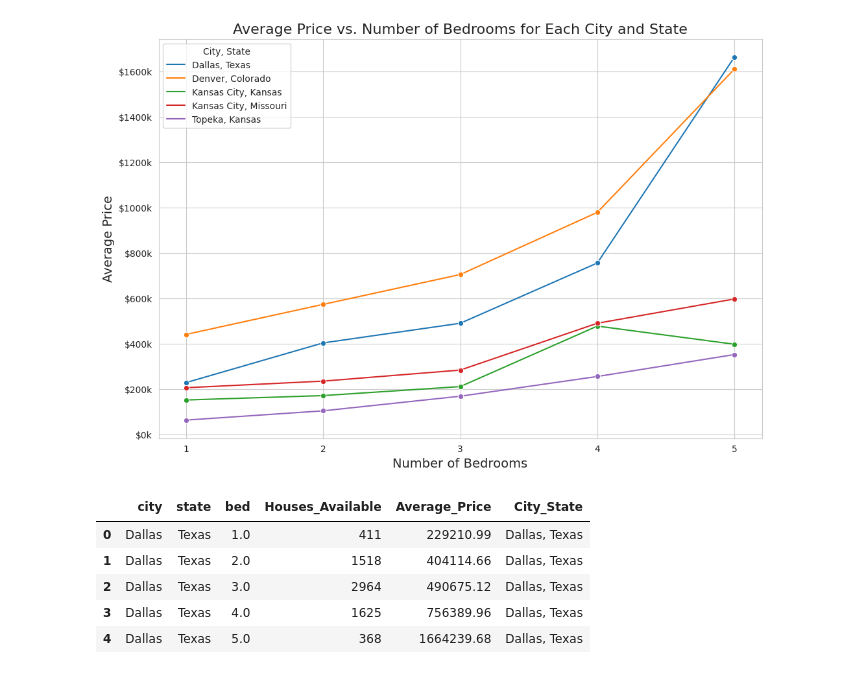
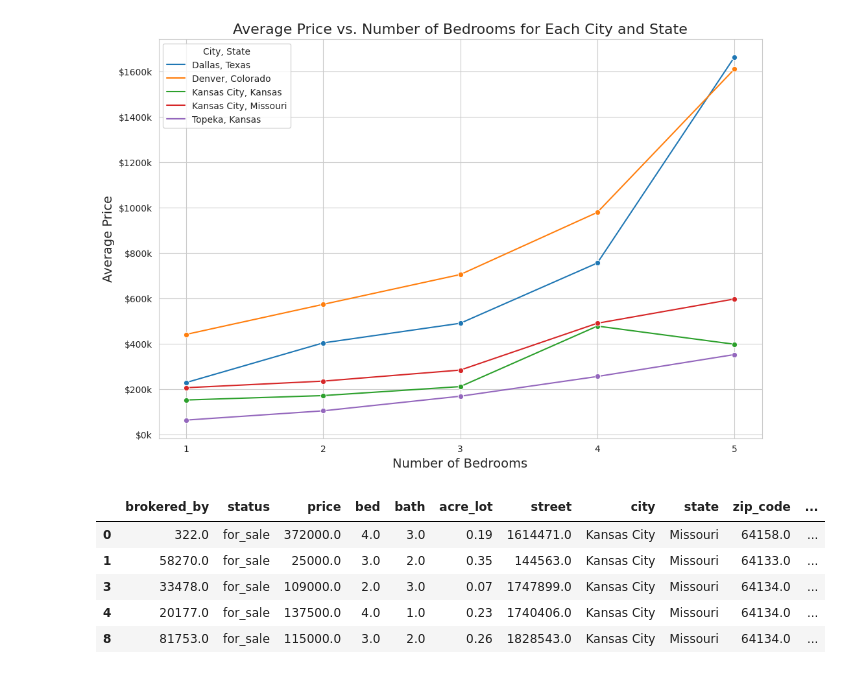
Before and after one commit to gthom73/MLIntegration_project4_group2, a Jupyter notebook: Project_4_ML.ipynb, the cells around one changed output. Drawn from its saved outputs; the diff is of its cells as text; code cells hidden in the pictures.

```diff
--- a/Project_4_ML.ipynb
+++ b/Project_4_ML.ipynb
@@ -237,13 +238,22 @@ plt.legend(title='City, State')
 plt.show()
 # %% [output]
 [figure]
-# %%
-# Display data
-result.head()
-# %% [output]
-|  | city | state | bed | Houses_Available | Average_Price | City_State |
-| 0 | Dallas | Texas | 1.0 | 411 | 229210.99 | Dallas, Texas |
-| 1 | Dallas | Texas | 2.0 | 1518 | 404114.66 | Dallas, Texas |
-| 2 | Dallas | Texas | 3.0 | 2964 | 490675.12 | Dallas, Texas |
-| 3 | Dallas | Texas | 4.0 | 1625 | 756389.96 | Dallas, Texas |
-| 4 | Dallas | Texas | 5.0 | 368 | 1664239.68 | Dallas, Texas |
+# %%
+# Remove rows with Nan values
+filtered_df = filtered_df.dropna()
+
+# Create a new column 'City_State' combining city and state for clearer labeling in the graph
+filtered_df['City_State'] = filtered_df['city'] + ', ' + filtered_df['state']
+
+# Create a new column for per sqr/ft
+filtered_df['pr_sqr_ft'] = filtered_df['price'] / filtered_df['house_size']
+
+# Display data
+filtered_df.head()
+# %% [output]
+|  | brokered_by | status | price | bed | bath | acre_lot | street | city | state | zip_code | ... |
+| 0 | 322.0 | for_sale | 372000.0 | 4.0 | 3.0 | 0.19 | 1614471.0 | Kansas City | Missouri | 64158.0 | ... |
+| 1 | 58270.0 | for_sale | 25000.0 | 3.0 | 2.0 | 0.35 | 144563.0 | Kansas City | Missouri | 64133.0 | ... |
+| 3 | 33478.0 | for_sale | 109000.0 | 2.0 | 3.0 | 0.07 | 1747899.0 | Kansas City | Missouri | 64134.0 | ... |
+| 4 | 20177.0 | for_sale | 137500.0 | 4.0 | 1.0 | 0.23 | 1740406.0 | Kansas City | Missouri | 64134.0 | ... |
+| 8 | 81753.0 | for_sale | 115000.0 | 3.0 | 2.0 | 0.26 | 1828543.0 | Kansas City | Missouri | 64134.0 | ... |
```
Also changed, not shown: parts of 26 cells of this notebook.
